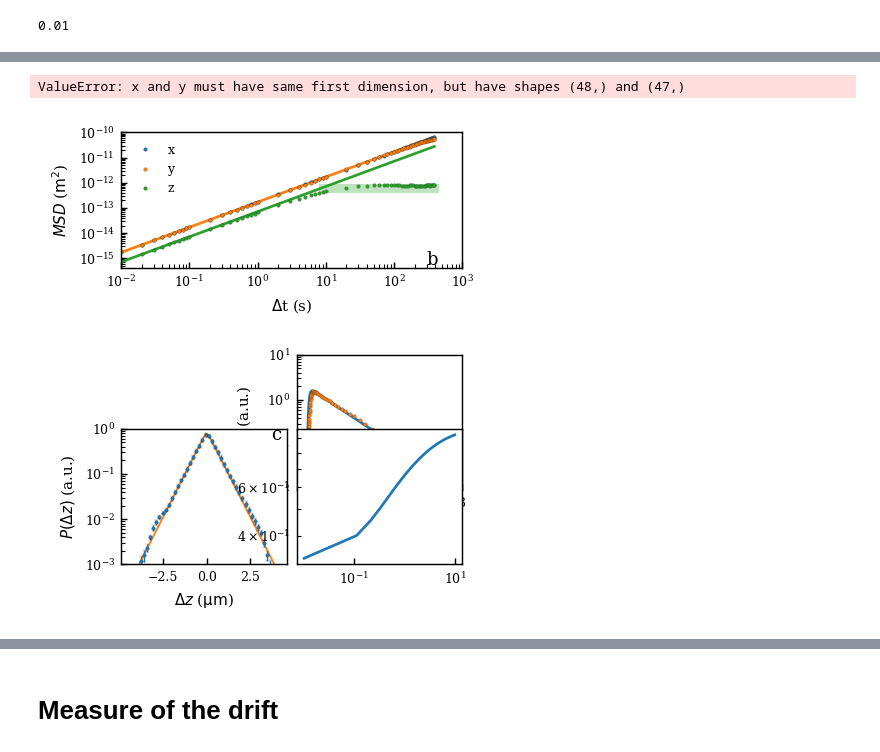
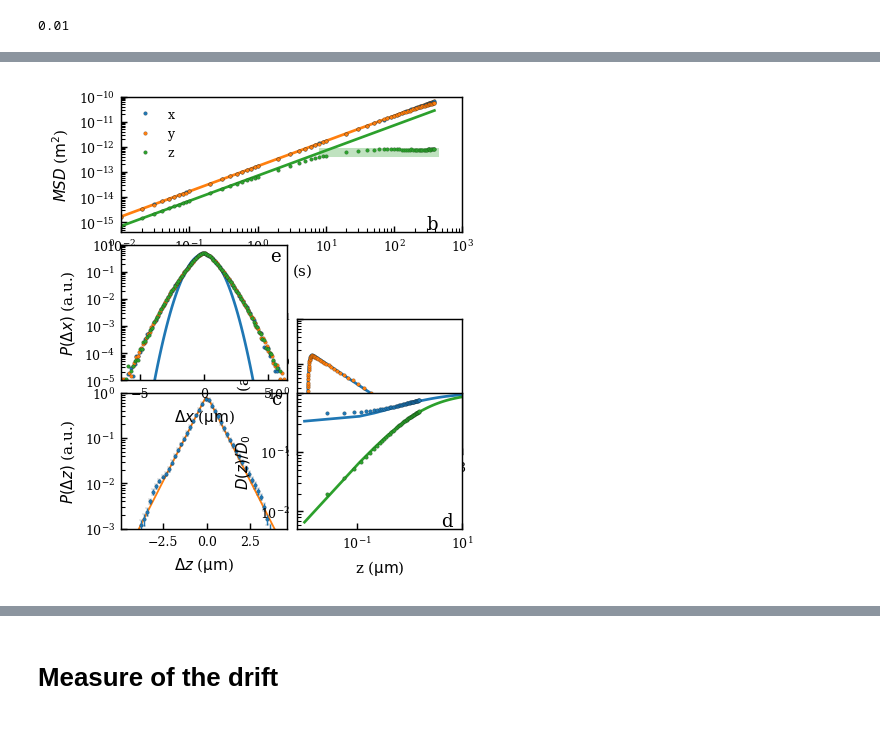
Before and after one commit to eXpensia/Confined-Brownian-Motion, a Jupyter notebook: 02_body/chapter3/images/simulation_confined_Brownian_motion/Full analysis trajectory.ipynb, the cells around one changed output, grey strips where cells are left out. Drawn from its saved outputs; the diff is of its cells as text; code cells hidden in the pictures.

```diff
--- a/02_body/chapter3/images/simulation_confined_Brownian_motion/Full analysis trajectory.ipynb
+++ b/02_body/chapter3/images/simulation_confined_Brownian_motion/Full analysis trajectory.ipynb
@@ -1463,7 +1532,7 @@ def minimizer(x, *args):
     lb = x[1]
     B = x[2]
     offset_dif = x[3]
-    offset_boltz = x[4]
+    offset_boltz = 0
 
     #chi MSDx
 
@@ -1483,16 +1552,16 @@ def minimizer(x, *args):
     #E_D_x = np.log(Dx_z_off(data["x_fit_Dx"], offset)) - np.log(data["Dx"])
     #chi_D_x = np.mean(E_D_x[E_D_x > -np.inf]  ** 2) / np.mean(np.log(Dz_z(data["x_fit_Dx"], offset))**2)
 
-    #E_D_z = (Dz_z(data["z_D_yacine"], offset_dif)) - (data["z_D_z_yacine"] / Do)
-    #chi_D_z = np.mean((E_D_z[E_D_z > -np.inf] ** 2) / ((Dz_z(data["z_D_yacine"], offset_dif))**2))
+    E_D_z = (Dz_z(data["z_D_yacine"], offset_dif)) - (data["z_D_z_yacine"] / Do)
+    chi_D_z = np.mean((E_D_z[E_D_z > -np.inf] ** 2) / ((Dz_z(data["z_D_yacine"], offset_dif))**2))
 
-    #E_D_x = (Dx_z_off(data["z_D_yacine"], offset_dif)) - (data["z_D_x_yacine"] / Do)
-    #chi_D_x = np.mean((E_D_x[E_D_x > -np.inf]  ** 2) / ((Dx_z_off(data["z_D_yacine"], offset_dif))**2))
+    E_D_x = (Dx_z_off(data["z_D_yacine"], offset_dif)) - (data["z_D_x_yacine"] / Do)
+    chi_D_x = np.mean((E_D_x[E_D_x > -np.inf]  ** 2) / ((Dx_z_off(data["z_D_yacine"], offset_dif))**2))
 
     chi_Dz_small_t = minimizer_Dz_small_t(B,ld,lb)
 
     #return P_b_off(data["x_pdf_z"], offset, B, ld, lb)
-    summ = chi_mean_D_pdf + chi_MSD_plateau + chi_longtime_pdf + chi_pdf_z  + chi_Dz_small_t # + chi_D_z + chi_D_x +
+    summ = chi_mean_D_pdf + chi_MSD_plateau + chi_longtime_pdf + chi_pdf_z + chi_D_z + chi_D_x + chi_Dz_small_t
     #summ = chi_MSD_plateau + chi_longtime_pdf + chi_pdf_z + chi_D_z + chi_D_x + chi_Dz_small_t
 
     #summ = chi_MSD_plateau + chi_longtime_pdf + chi_pdf_z + chi_D_z + chi_D_x #+ chi_Dz_small_t
@@ -1508,0 +1570,6 @@ x0
+# %%
+B = B_pdf
+ld = ld_offset
+lb = lb_offset
+x0 = [21,570,4.8,0]
+x0
@@ -1605,13 +1674,12 @@ ld = res.x[0]
 lb = res.x[1]
 B = res.x[2]
 offset_diffusion = res.x[3]
-offset_B = res.x[4]
+#offset_B = res.x[4]
 
 dataset["ld"] = res.x[0]
 dataset["lb"] = res.x[1]
 dataset["B"] = res.x[2]
 dataset["offset_diffusion"] = res.x[3]
-dataset["offset_B"] = res.x[4]
 # %%
 dataset["z"] = z_dedrift
 color = ['tab:blue', 'tab:orange', 'tab:green', 'tab:red', 'tab:purple', 'tab:brown', 'tab:pink', 'tab:gray', 'tab:olive', 'tab:cyan']
@@ -1808,7 +1866,7 @@ dataset["MSD_fit_x"] = f(dataset["MSD_time_tot"],dataset["D_para"],0)
 dataset["MSD_fit_z"] = f(dataset["MSD_time_tot"],dataset["D_perp"],0)
 dataset["z_D_th"] = z_th = np.linspace(10e-9,10e-6,100)
 dataset["z"] = z
-dataset["offset_B"] = offset_B
+#dataset["offset_B"] = offset_B
 dataset["err_long_t"] = err_long_t
 dataset["bins_centers_long_t"] = bins_centers_long_t
 dataset["Pdeltaz_long_th"] = Pdeltaz_long(bins_centers_long_t*1e-6, B, ld, lb)
@@ -1825,7 +1883,7 @@ fig.add_subplot(gs[3:5,3:])
 
 
 plt.plot(dataset["x_pdf_z"] * 1e6,dataset["Pb_th"])
-plt.semilogy(dataset["x_pdf_z"] * 1e6 - dataset["offset_B"],dataset["pdf_z"], "o", markersize = 2)
+plt.semilogy(dataset["x_pdf_z"] * 1e6 - 0,dataset["pdf_z"], "o", markersize = 2)
 
 plt.xlabel("$z$ ($\mathrm{\mu m}$)",fontsize = "small")
 plt.ylabel("$P(z)$ (a.u.)",fontsize = "small")
@@ -1992,35 +2050,34 @@ ax = plt.gca()
 ax.set_ylim([1e-5,1])
 ax.set_xlim([-6.5,6.5])
 locmaj = mpl.ticker.LogLocator(base=10.0, subs=(1.0, ), numticks=100)
 ax.yaxis.set_major_locator(locmaj)
 locmin = mpl.ticker.LogLocator(base=10.0, subs=np.arange(2, 10) * .1,
                                       numticks=100)
 ax.yaxis.set_minor_locator(locmin)
 ax.yaxis.set_minor_formatter(mpl.ticker.NullFormatter())
 
 #for axis in [ax.xaxis, ax.yaxis]:
 #    axis.set_major_formatter(ScalarFormatter())
 
 #plt.legend(fontsize = "xx-small", frameon = False)
 plt.ylabel("$P(\Delta x)$ (a.u.)", fontsize = "small")
 plt.xlabel("$\Delta x$ ($\mathrm{\mu m}$)", fontsize = "small")
 
 
 #plt.subplot(3,3,2)
 #plt.subplot(3,3,5)
 #plt.subplot(3,3,8)
 
 ymin, ymax = fig.gca().get_ylim()
 xmin, xmax = fig.gca().get_xlim()
 
 plt.text(0.8*xmax,0.25*ymax,'e')
 
 plt.tight_layout(pad = 0.1)
 
 plt.savefig("graphe.pdf",dpi=600)
 # %% [output]
-ValueError: x and y must have same first dimension, but have shapes (48,) and (47,)
-[figure, old version]
+[figure, new version]
 # %%
 offset_diffusion
 # %% [output]
```
Also changed, not shown: parts of 77 cells of this notebook, 5 other files.
